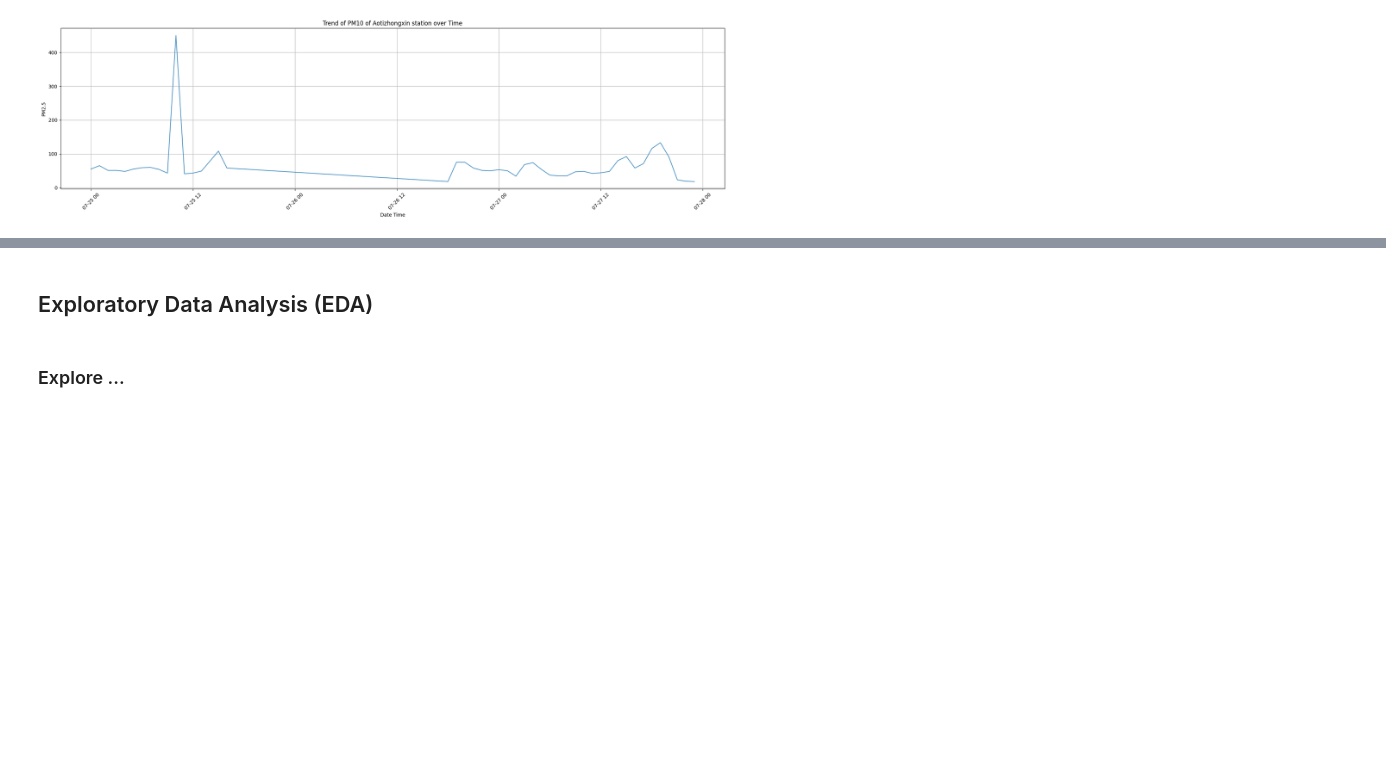
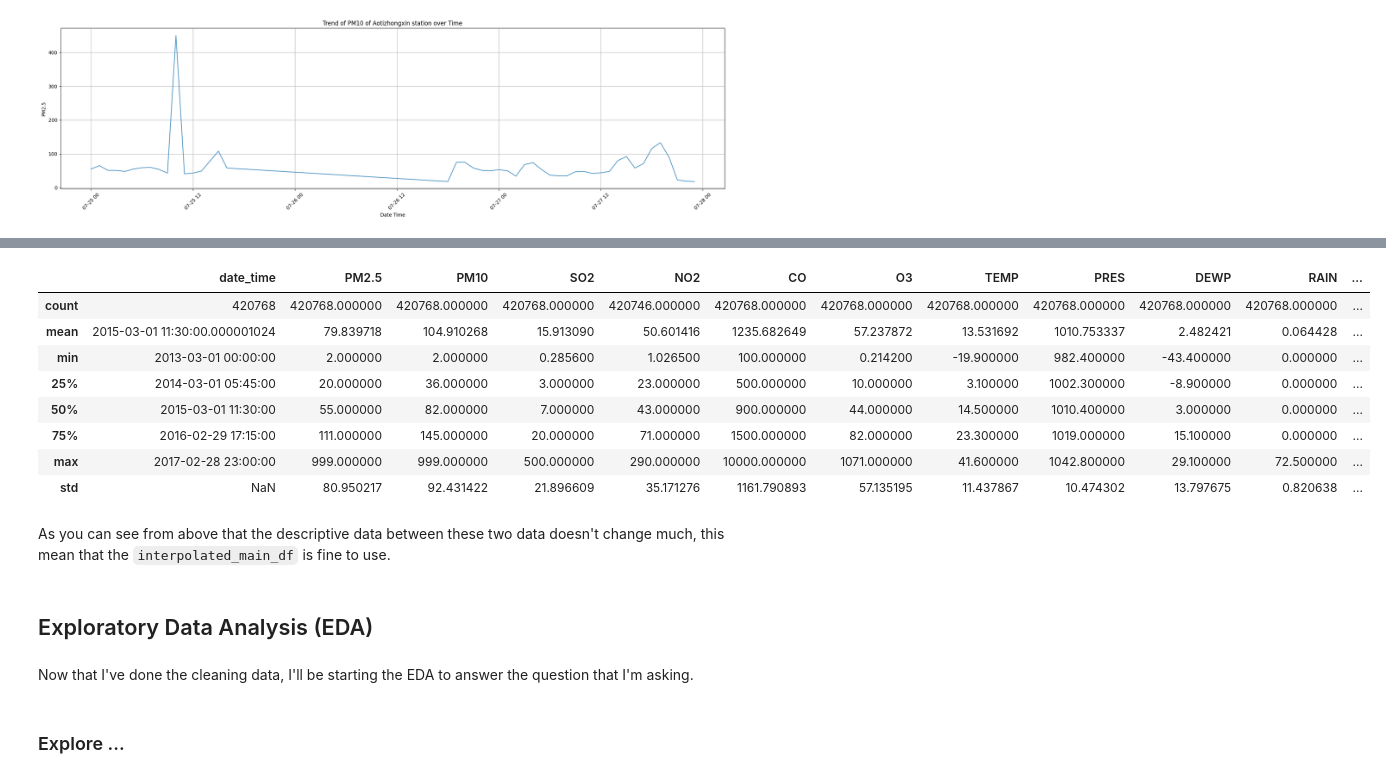
Before and after one commit to efrado-s/dicoding-air-quality-data-analysis, a Jupyter notebook: notebook.ipynb, the cells around one changed output, grey strips where cells are left out. Cells and saved outputs as stored; diff of their text form; code cells hidden in the pictures; blank space fills up the shorter version.

```diff
--- a/notebook.ipynb
+++ b/notebook.ipynb
@@ -412,5 +463,21 @@ plt.show()
+# %%
+interpolated_main_df.describe()
+# %% [output]
+|  | date_time | PM2.5 | PM10 | SO2 | NO2 | CO | O3 | TEMP | PRES | DEWP | RAIN | ... |
+| count | 420768 | 420768.000000 | 420768.000000 | 420768.000000 | 420746.000000 | 420768.000000 | 420768.000000 | 420768.000000 | 420768.000000 | 420768.000000 | 420768.000000 | ... |
+| mean | 2015-03-01 11:30:00.000001024 | 79.839718 | 104.910268 | 15.913090 | 50.601416 | 1235.682649 | 57.237872 | 13.531692 | 1010.753337 | 2.482421 | 0.064428 | ... |
+| min | 2013-03-01 00:00:00 | 2.000000 | 2.000000 | 0.285600 | 1.026500 | 100.000000 | 0.214200 | -19.900000 | 982.400000 | -43.400000 | 0.000000 | ... |
+| 25% | 2014-03-01 05:45:00 | 20.000000 | 36.000000 | 3.000000 | 23.000000 | 500.000000 | 10.000000 | 3.100000 | 1002.300000 | -8.900000 | 0.000000 | ... |
+| 50% | 2015-03-01 11:30:00 | 55.000000 | 82.000000 | 7.000000 | 43.000000 | 900.000000 | 44.000000 | 14.500000 | 1010.400000 | 3.000000 | 0.000000 | ... |
+| 75% | 2016-02-29 17:15:00 | 111.000000 | 145.000000 | 20.000000 | 71.000000 | 1500.000000 | 82.000000 | 23.300000 | 1019.000000 | 15.100000 | 0.000000 | ... |
+| max | 2017-02-28 23:00:00 | 999.000000 | 999.000000 | 500.000000 | 290.000000 | 10000.000000 | 1071.000000 | 41.600000 | 1042.800000 | 29.100000 | 72.500000 | ... |
+| std | NaN | 80.950217 | 92.431422 | 21.896609 | 35.171276 | 1161.790893 | 57.135195 | 11.437867 | 10.474302 | 13.797675 | 0.820638 | ... |
+# %% [markdown]
+As you can see from above that the descriptive data between these two data doesn't change much, this mean that the `interpolated_main_df` is fine to use.
 # %% [markdown]
 ## Exploratory Data Analysis (EDA)
+# %% [markdown]
+Now that I've done the cleaning data, I'll be starting the EDA to answer the question that I'm asking.
 # %% [markdown]
 ### Explore ...
 # %% [markdown]
```
Also changed, not shown: parts of 10 cells of this notebook.
